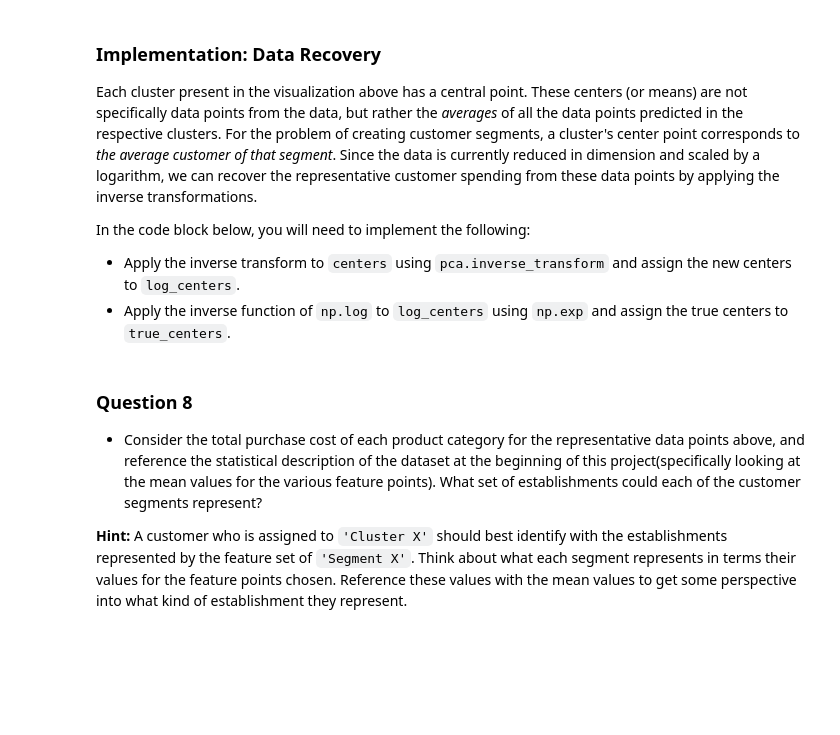
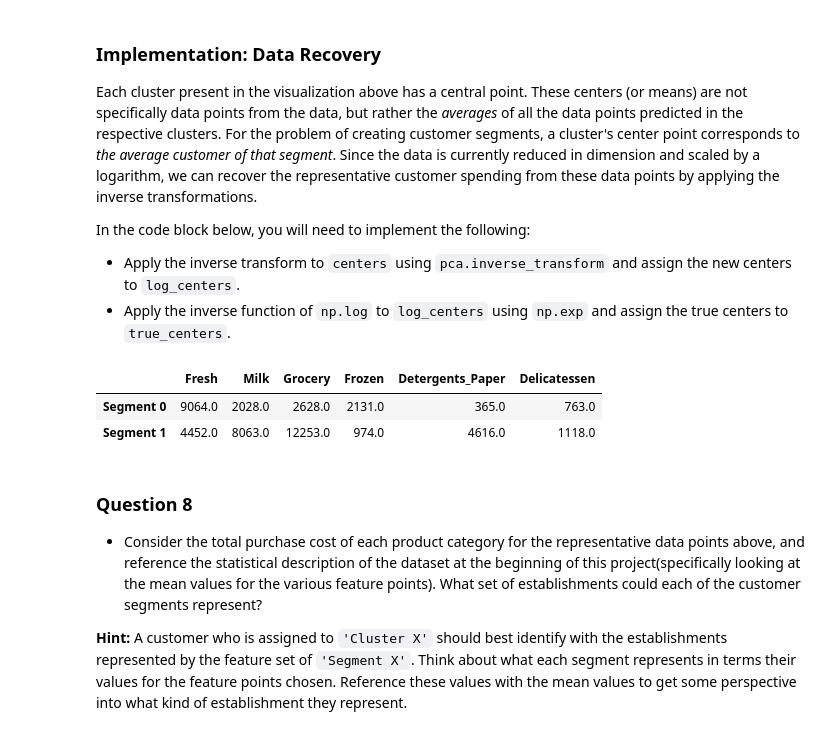
Before and after one commit to 369795172/Udacity_MachineLearning, a Jupyter notebook: customer_segments/customer_segments_MY.ipynb, the cells around one changed output. Cells and saved outputs as stored; diff of their text form; code cells hidden in the pictures; blank space fills up the shorter version.

```diff
--- a/customer_segments/customer_segments_MY.ipynb
+++ b/customer_segments/customer_segments_MY.ipynb
@@ -369,13 +416,13 @@ In the code block below, you will need to implement the following:
  - Apply a PCA transformation of `log_samples` using `pca.transform`, and assign the results to `pca_samples`.
 # %%
 # TODO: Apply PCA by fitting the good data with only two dimensions
-pca = None
+pca = PCA(n_components=2).fit(good_data)
 
 # TODO: Transform the good data using the PCA fit above
-reduced_data = None
+reduced_data = pca.transform(good_data)
 
 # TODO: Transform log_samples using the PCA fit above
-pca_samples = None
+pca_samples = pca.transform(log_samples)
 
 # Create a DataFrame for the reduced data
 reduced_data = pd.DataFrame(reduced_data, columns = ['Dimension 1', 'Dimension 2'])
@@ -425,17 +484,18 @@ In the code block below, you will need to implement the following:
  - Import `sklearn.metrics.silhouette_score` and calculate the silhouette score of `reduced_data` against `preds`.
    - Assign the silhouette score to `score` and print the result.
 # %%
+from sklearn.mixture import GaussianMixture
+from sklearn.metrics import silhouette_score
 # TODO: Apply your clustering algorithm of choice to the reduced data
-clusterer = None
-
+clusterer = GaussianMixture(n_components=2,covariance_type='full',random_state=77)
+clusterer.fit(reduced_data)
 # TODO: Predict the cluster for each data point
-preds = None
-
+preds = clusterer.predict(reduced_data)
 # TODO: Find the cluster centers
-centers = None
-
+centers = clusterer.means_
 # TODO: Predict the cluster for each transformed sample data point
-sample_preds = None
+sample_preds = clusterer.predict(pca_samples)
 
 # TODO: Calculate the mean silhouette coefficient for the number of clusters chosen
-score = None
+score = silhouette_score(reduced_data,preds,random_state=77)
+print score
@@ -461,16 +551,20 @@ In the code block below, you will need to implement the following:
  - Apply the inverse function of `np.log` to `log_centers` using `np.exp` and assign the true centers to `true_centers`.
 # %%
 # TODO: Inverse transform the centers
-log_centers = None
+log_centers = pca.inverse_transform(centers)
 
 # TODO: Exponentiate the centers
-true_centers = None
+true_centers = np.exp(log_centers)
 
 # Display the true centers
 segments = ['Segment {}'.format(i) for i in range(0,len(centers))]
 true_centers = pd.DataFrame(np.round(true_centers), columns = data.keys())
 true_centers.index = segments
 display(true_centers)
+# %% [output]
+|  | Fresh | Milk | Grocery | Frozen | Detergents_Paper | Delicatessen |
+| Segment 0 | 9064.0 | 2028.0 | 2628.0 | 2131.0 | 365.0 | 763.0 |
+| Segment 1 | 4452.0 | 8063.0 | 12253.0 | 974.0 | 4616.0 | 1118.0 |
 # %% [markdown]
 ### Question 8
 
```
Also changed, not shown: parts of 28 cells of this notebook, 1 other file.
